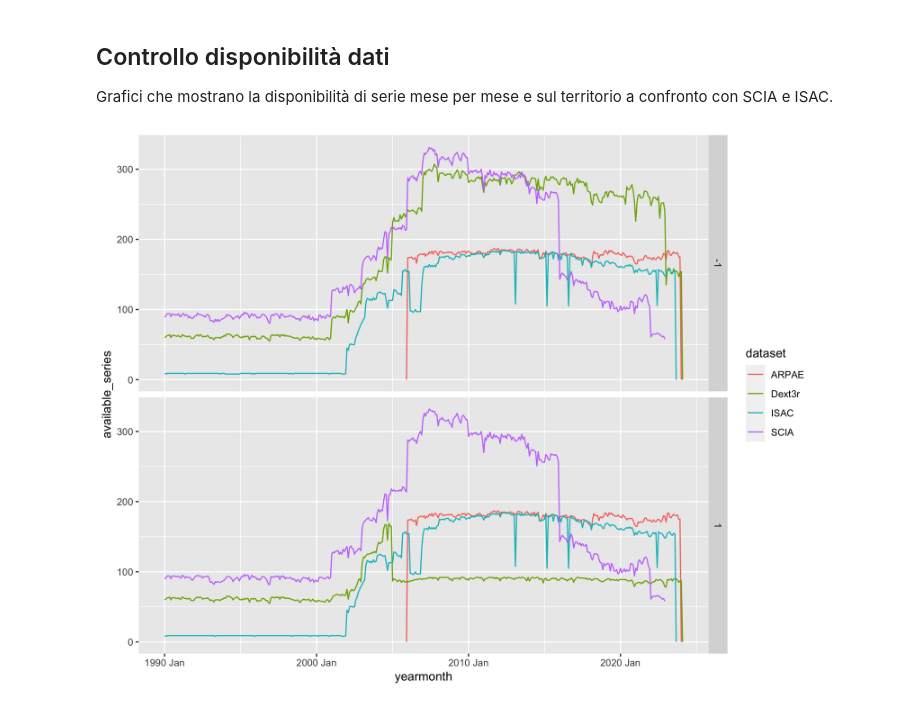
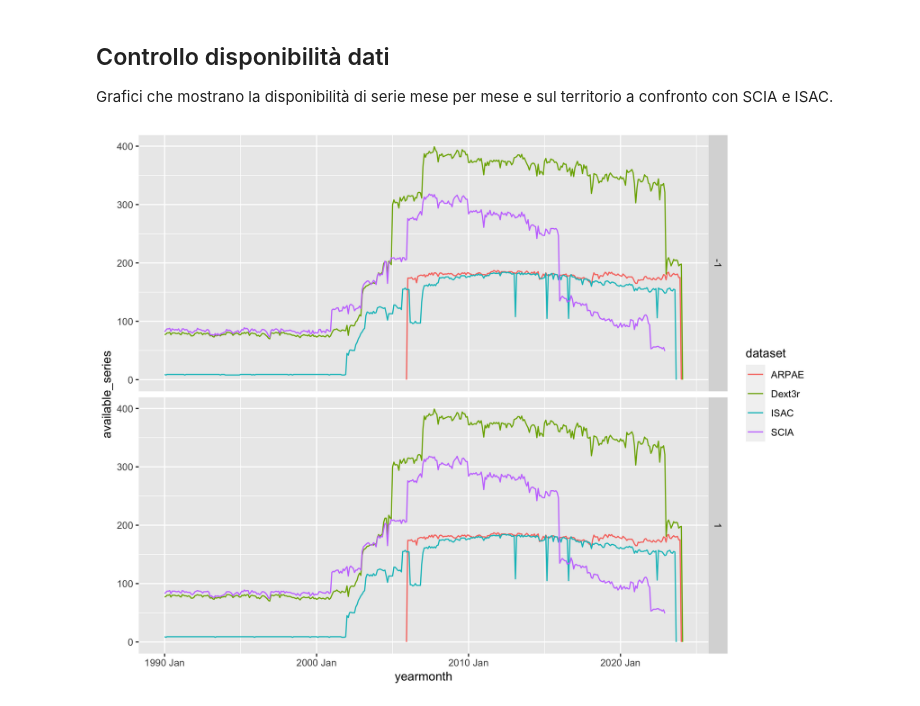
Before and after one commit to dnstudent/TesiMag, a Jupyter notebook: notebooks/integrazioni_regionali/emilia-romagna/data_load.ipynb, the cells around one changed output. Saved outputs shown, nothing was run; the diff lists cells and outputs as text; code cells hidden in the pictures.

Commit message:
Merged Dext3r into ER

```diff
--- a/notebooks/integrazioni_regionali/emilia-romagna/data_load.ipynb
+++ b/notebooks/integrazioni_regionali/emilia-romagna/data_load.ipynb
@@ -100,12 +100,15 @@ A matrix: 2 x 7 of type dbl
 Grafici che mostrano la disponibilità di serie mese per mese e sul territorio a confronto con SCIA e ISAC.
 # %%
 conn <- conns$data
-stations <- query_checkpoint_meta(c(dataset, "Dext3r", "SCIA", "ISAC"), "raw", conn) |> filter(state == "Emilia-Romagna")
+stations <- query_checkpoint_meta(c(dataset, "Dext3r", "SCIA", "ISAC"), "raw", conn) |>
+    filter(state == "Emilia-Romagna", !(network %in% c("Sinottica", "Mareografica")) )
 state_data <- query_checkpoint_data(c(dataset, "Dext3r", "SCIA", "ISAC"), "raw", conn) |>
     filter(date >= as.Date("1990-01-01")) |>
     semi_join(stations, join_by(dataset, sensor_key))
-c(p, ymonthly_avail) %<-% ymonthly_availabilities(state_data)
+pp <- ymonthly_availabilities(state_data, stack = FALSE)
+p <- pp$plot
+ymonthly_avail <- pp[[2]]
 p + facet_grid(variable ~ .)
 # %% [output]
-[figure, old version]
+[figure, new version]
 # %%
```
Also changed, not shown: parts of 5 cells of this notebook, 15 other files.
